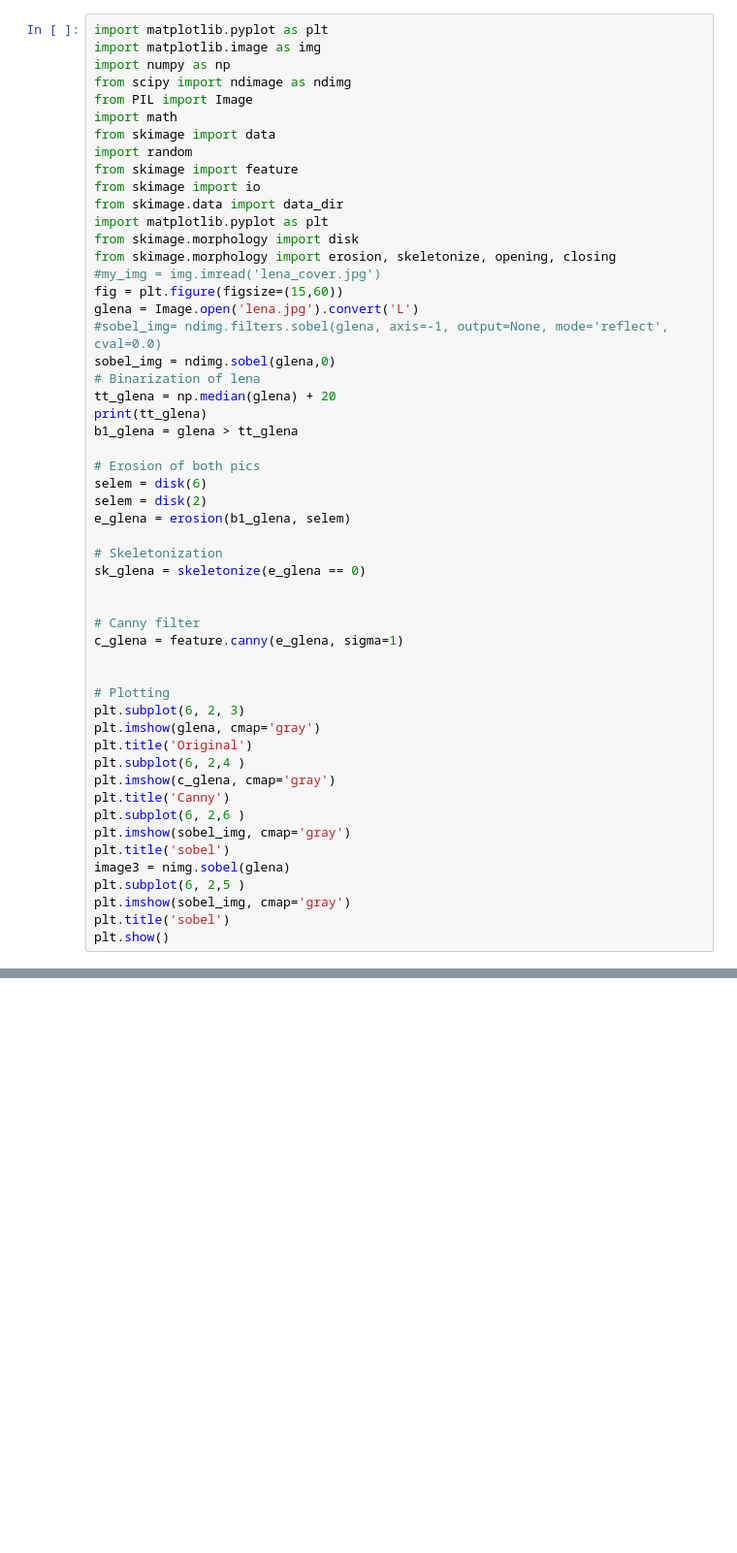
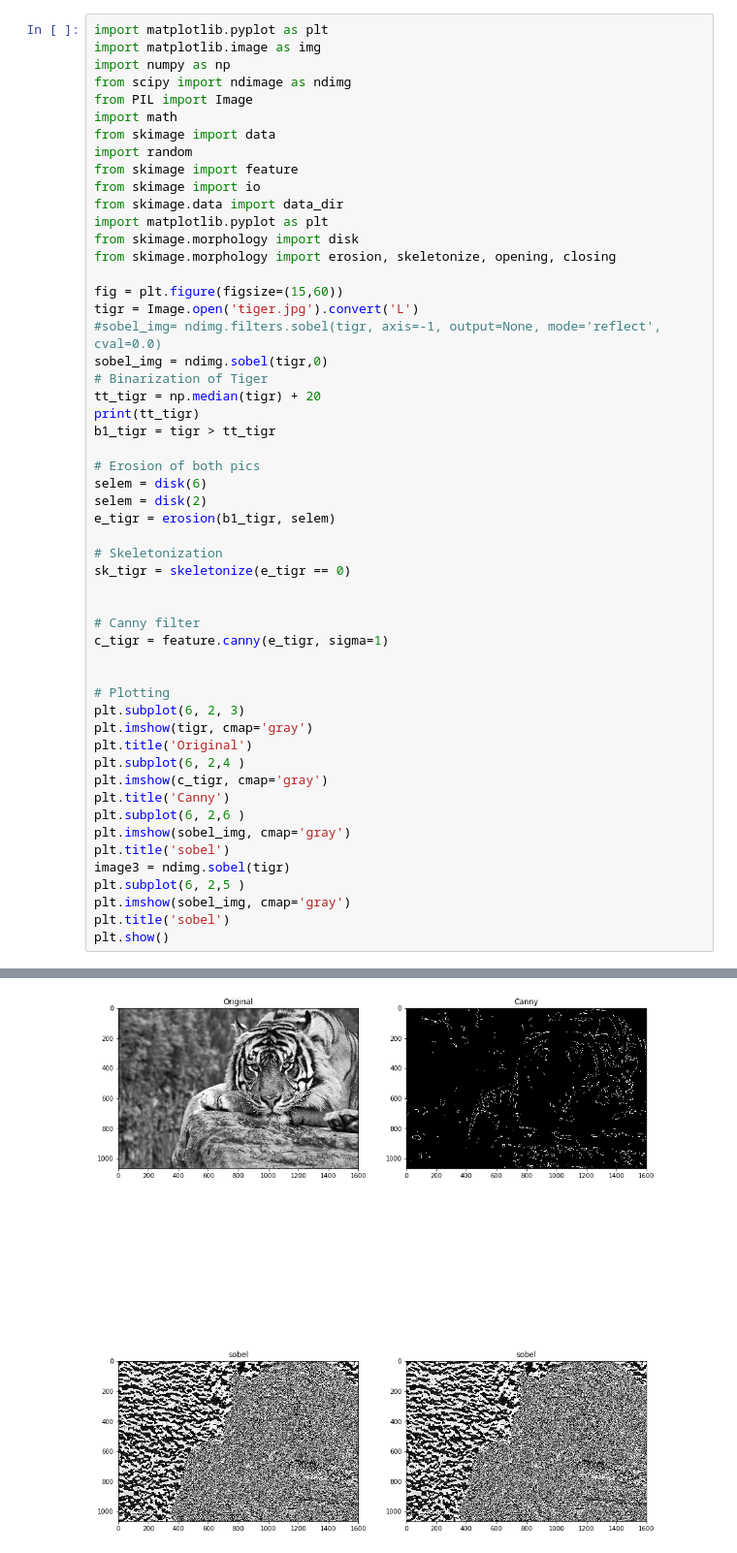
Before and after one commit to aabdugaliyev/Machine-Vision, a Jupyter notebook: Midterm_ComputerVision/Task4.ipynb, the cells around one changed output, grey strips where cells are left out. Shown at 97% size. Cells and saved outputs as stored; diff of their text form; blank space fills up the shorter version.

```diff
--- a/Midterm_ComputerVision/Task4.ipynb
+++ b/Midterm_ComputerVision/Task4.ipynb
@@ -13,40 +13,40 @@ from skimage.data import data_dir
 import matplotlib.pyplot as plt
 from skimage.morphology import disk
 from skimage.morphology import erosion, skeletonize, opening, closing
-#my_img = img.imread('lena_cover.jpg')
+
 fig = plt.figure(figsize=(15,60))
-glena = Image.open('lena.jpg').convert('L')
-#sobel_img= ndimg.filters.sobel(glena, axis=-1, output=None, mode='reflect', cval=0.0)
-sobel_img = ndimg.sobel(glena,0)
-# Binarization of lena
-tt_glena = np.median(glena) + 20
-print(tt_glena)
-b1_glena = glena > tt_glena
+tigr = Image.open('tiger.jpg').convert('L')
+#sobel_img= ndimg.filters.sobel(tigr, axis=-1, output=None, mode='reflect', cval=0.0)
+sobel_img = ndimg.sobel(tigr,0)
+# Binarization of Tiger
+tt_tigr = np.median(tigr) + 20
+print(tt_tigr)
+b1_tigr = tigr > tt_tigr
 
 # Erosion of both pics
 selem = disk(6)
 selem = disk(2)
-e_glena = erosion(b1_glena, selem)
+e_tigr = erosion(b1_tigr, selem)
 
 # Skeletonization
-sk_glena = skeletonize(e_glena == 0)
+sk_tigr = skeletonize(e_tigr == 0)
 
 
 # Canny filter
-c_glena = feature.canny(e_glena, sigma=1)
+c_tigr = feature.canny(e_tigr, sigma=1)
 
 
 # Plotting
 plt.subplot(6, 2, 3)
-plt.imshow(glena, cmap='gray')
+plt.imshow(tigr, cmap='gray')
 plt.title('Original')
 plt.subplot(6, 2,4 )
-plt.imshow(c_glena, cmap='gray')
+plt.imshow(c_tigr, cmap='gray')
 plt.title('Canny')
 plt.subplot(6, 2,6 )
 plt.imshow(sobel_img, cmap='gray')
 plt.title('sobel')
-image3 = nimg.sobel(glena)
+image3 = ndimg.sobel(tigr)
 plt.subplot(6, 2,5 )
 plt.imshow(sobel_img, cmap='gray')
 plt.title('sobel')
@@ -56,0 +56 @@ NameError: name 'nimg' is not defined
+[figure, added]
```
Also changed, not shown: parts of 1 cell of this notebook, 1 other file.
